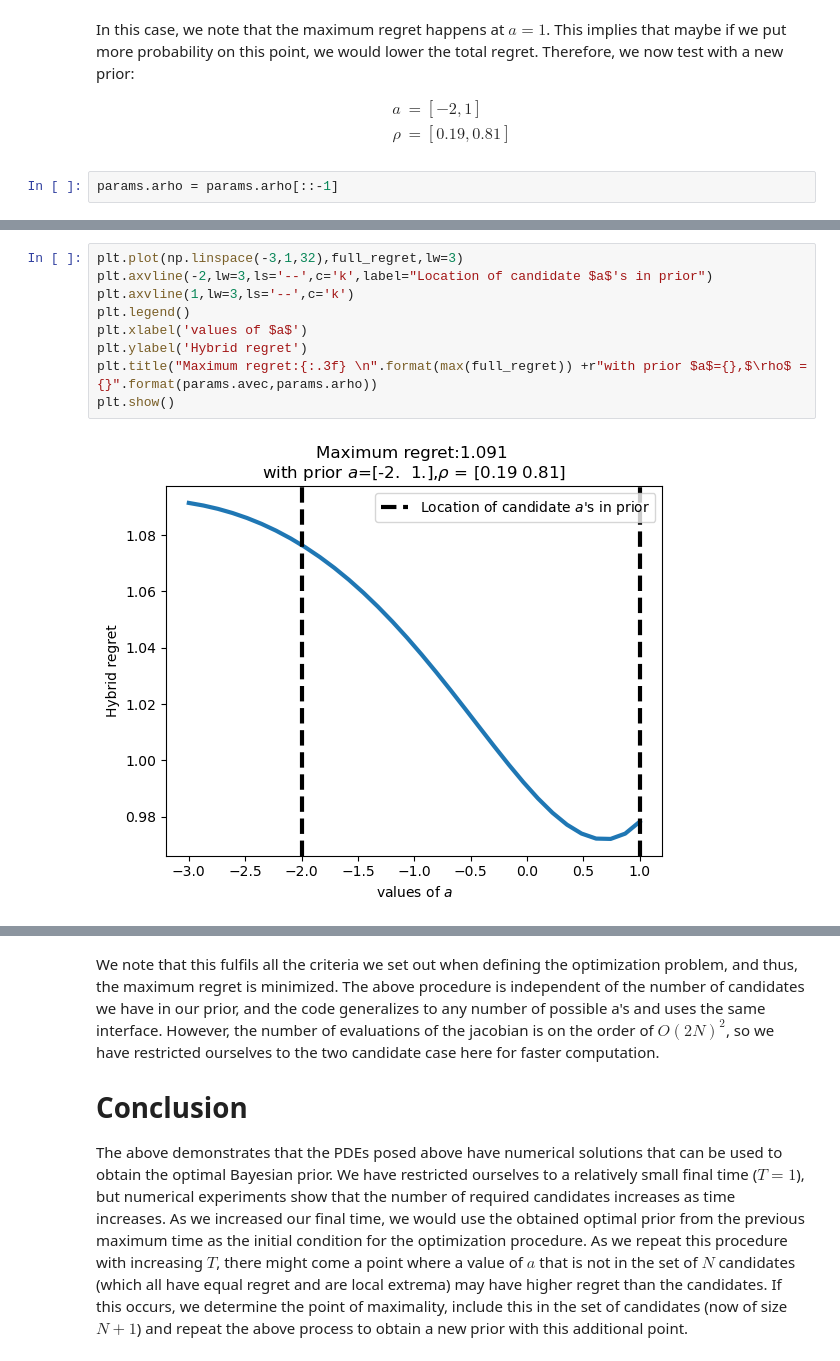
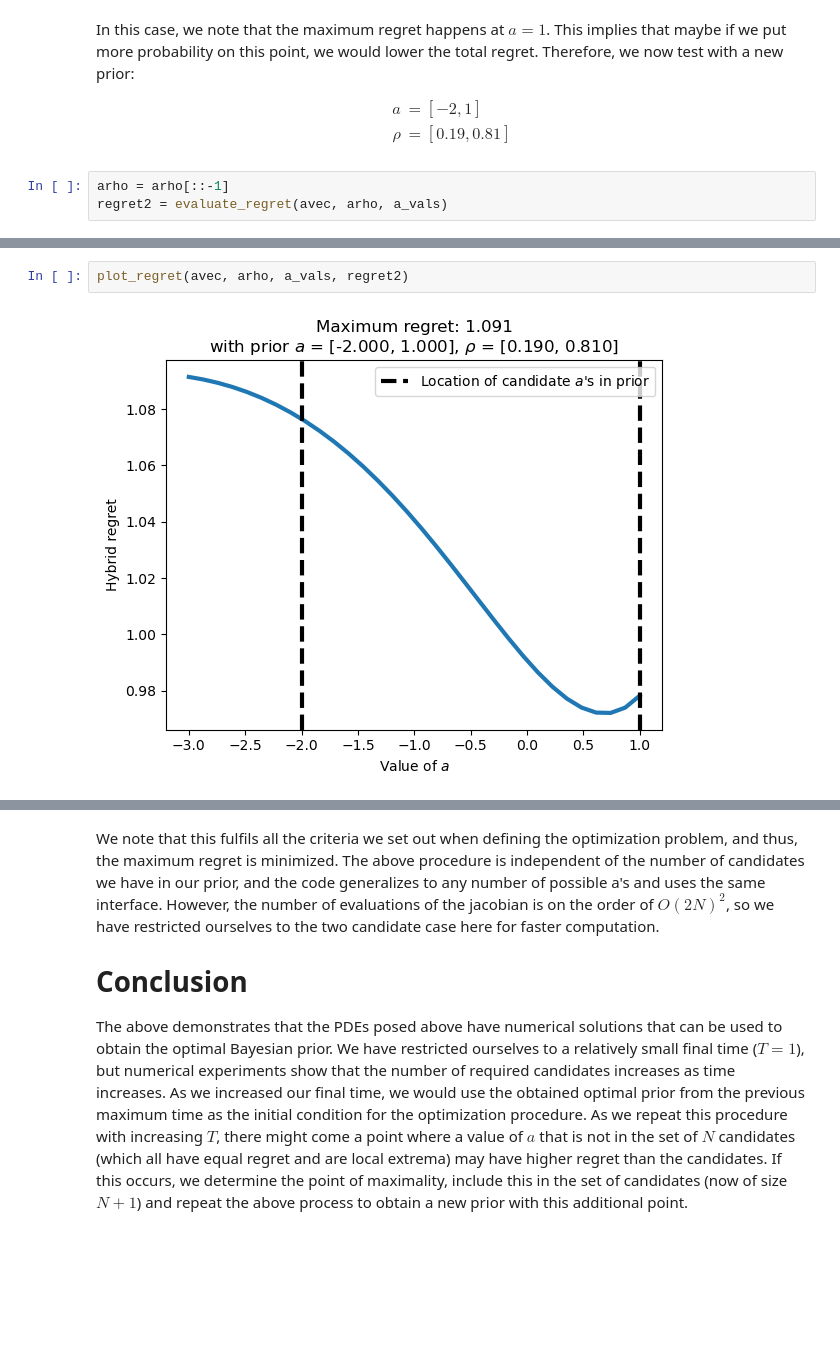
Before and after one commit to meggl23/NumericalAgnosticControl, a Jupyter notebook: On-the-fly numerical demonstration.ipynb, the cells around one changed output, grey strips where cells are left out. Saved outputs shown, nothing was run; the diff lists cells and outputs as text; blank space fills up the shorter version.

```diff
--- a/On-the-fly numerical demonstration.ipynb
+++ b/On-the-fly numerical demonstration.ipynb
@@ -137,4 +132,5 @@ a &= [-2,1] \\
 \rho &= [0.19,0.81]
 \end{align}
 # %%
-params.arho = params.arho[::-1]
+arho = arho[::-1]
+regret2 = evaluate_regret(avec, arho, a_vals)
@@ -167,12 +137,5 @@ i = 200.000000  t = 0.000000
-# %%
-plt.plot(np.linspace(-3,1,32),full_regret,lw=3)
-plt.axvline(-2,lw=3,ls='--',c='k',label="Location of candidate $a$'s in prior")
-plt.axvline(1,lw=3,ls='--',c='k')
-plt.legend()
-plt.xlabel('values of $a$')
-plt.ylabel('Hybrid regret')
-plt.title("Maximum regret:{:.3f} \n".format(max(full_regret)) +r"with prior $a$={},$\rho$ = {}".format(params.avec,params.arho))
-plt.show()
-# %% [output]
-[figure, removed]
+# %%
+plot_regret(avec, arho, a_vals, regret2)
+# %% [output]
+[figure, added]
 # %% [markdown]
```
Also changed, not shown: parts of 12 cells of this notebook, 1 other file.
